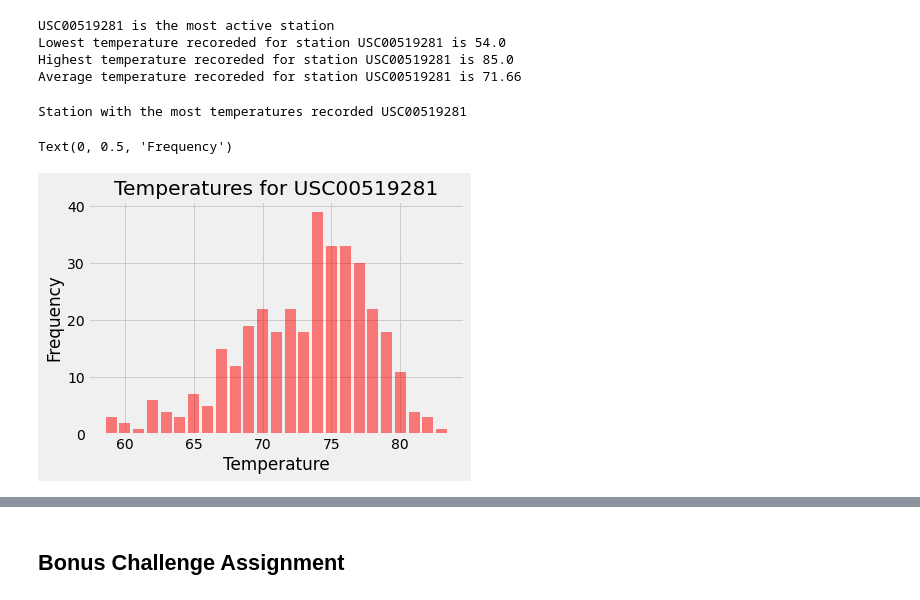
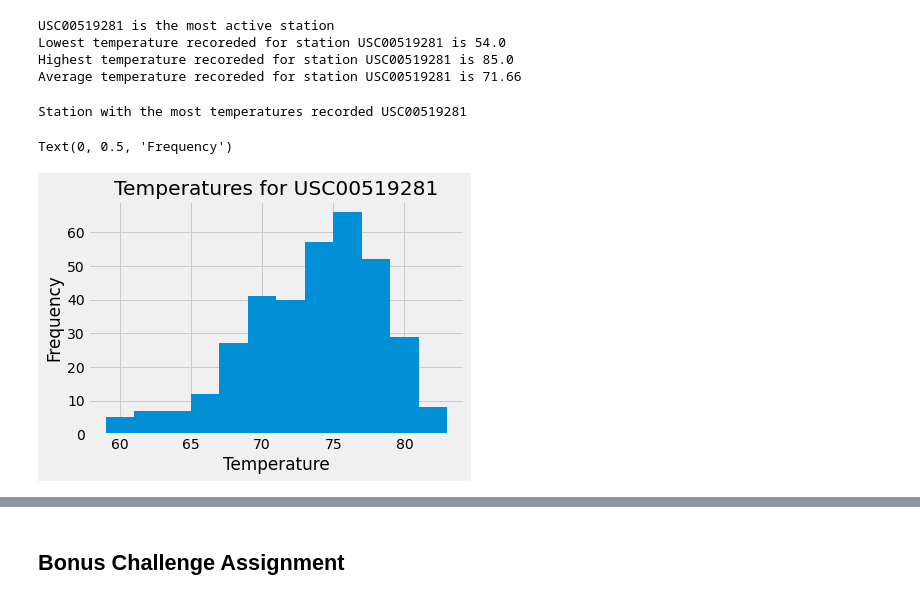
Before and after one commit to JDICKENSON91/sqlalchemy-challenge, a Jupyter notebook: climate_starter.ipynb, the cells around one changed output, grey strips where cells are left out. Drawn from its saved outputs; the diff is of its cells as text; code cells hidden in the pictures.

```diff
--- a/climate_starter.ipynb
+++ b/climate_starter.ipynb
@@ -153,29 +153,32 @@ Average temperature recoreded for station USC00519281 is 71.66
 # %%
 # Choose the station with the highest number of temperature observations.
 temp_count = pddata_df.groupby('station').count()
 temp_count = temp_count.drop(columns=['prcp','date'])
 temp_count = temp_count.rename(columns={'tobs':'TOBS Count'})
 temp_count = temp_count.sort_values(by=['TOBS Count'], ascending=False)
 most_temp_station = temp_count.head(1)
 print(f"Station with the most temperatures recorded USC00519281")
 # Query the last 12 months of temperature observation data for this station and plot the results as a histogram
 tempdata = session.query(measurement.station,measurement.tobs).\
     filter(measurement.date > year_ago).\
     filter(measurement.date < last_date).\
     order_by(measurement.date.desc()).all()
 tempdata_df = pd.DataFrame(tempdata, columns=['station', 'tobs'])
 tempdata_df = tempdata_df.set_index('station', inplace=False)
 USC00519281_temp = tempdata_df.loc[['USC00519281']]
-USC00519281_temp = USC00519281_temp.reset_index()
-USC00519281_temp = USC00519281_temp.groupby('tobs').count()
-USC00519281_temp = USC00519281_temp.reset_index()
-temps = USC00519281_temp['tobs']
-counts = USC00519281_temp['station']
-plt.bar(temps, counts, color='red', alpha=0.5, align="center")
+#USC00519281_temp = USC00519281_temp.reset_index()
+#USC00519281_temp = USC00519281_temp.groupby('tobs').count()
+#USC00519281_temp = USC00519281_temp.reset_index()
+#temps = USC00519281_temp['tobs']
+#counts = USC00519281_temp['station']
+#plt.bar(temps, counts, color='red', alpha=0.5, align="center")
+just_temps = USC00519281_temp['tobs']
+just_temps
+plt.hist(just_temps,bins=12)
 plt.title("Temperatures for USC00519281")
 plt.xlabel("Temperature")
 plt.ylabel("Frequency")
 # %% [output]
 Station with the most temperatures recorded USC00519281
 Text(0, 0.5, 'Frequency')
-[figure, old version]
+[figure, new version]
```
Also changed, not shown: parts of 4 cells of this notebook.
